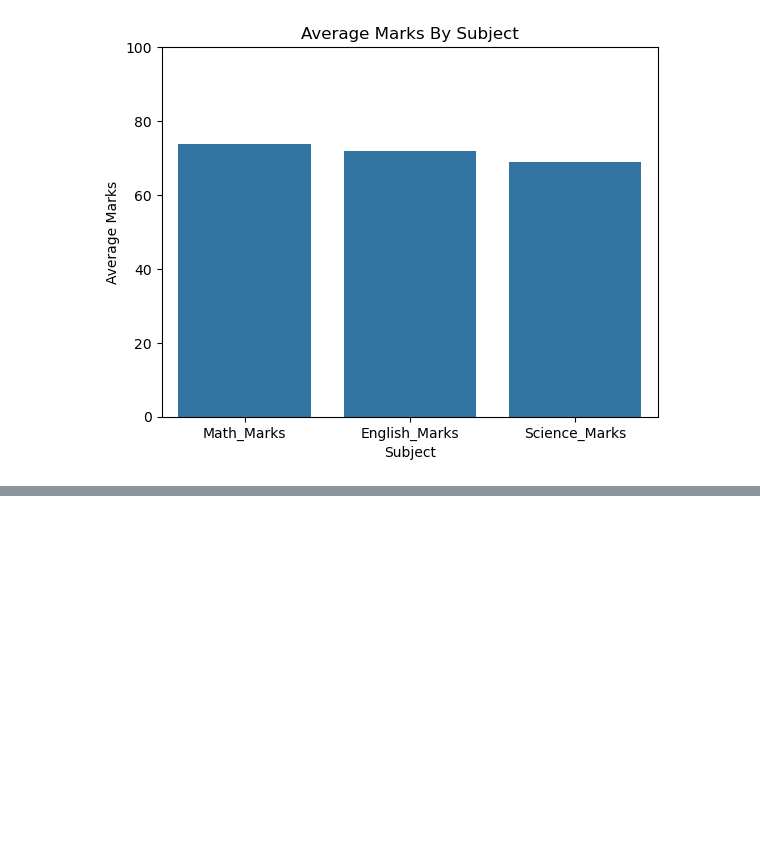
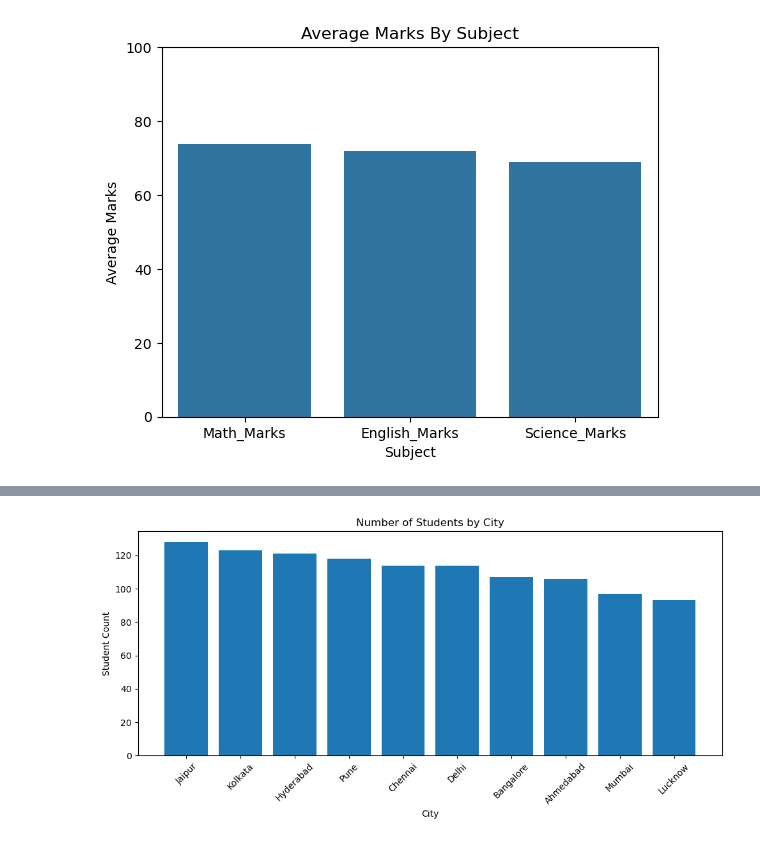
Before and after one commit to yashkumar84/Python-Codes-1, a Jupyter notebook: analysis.ipynb, the cells around one changed output, grey strips where cells are left out. Cells and saved outputs as stored; diff of their text form; code cells hidden in the pictures; blank space fills up the shorter version.

```diff
--- a/analysis.ipynb
+++ b/analysis.ipynb
@@ -465,0 +489,14 @@ plt.show()
+# %%
+city_counts = valid["City"].value_counts()
+plt.figure(figsize=(10 , 5))
+
+plt.bar(city_counts.index , city_counts.values)
+
+plt.title("Number of Students by City")
+plt.xlabel("City")
+plt.ylabel("Student Count")
+plt.xticks(rotation=45)
+plt.tight_layout()
+plt.show()
+# %% [output]
+[figure, added]
```
Also changed, not shown: parts of 20 cells of this notebook, 2 other files.
